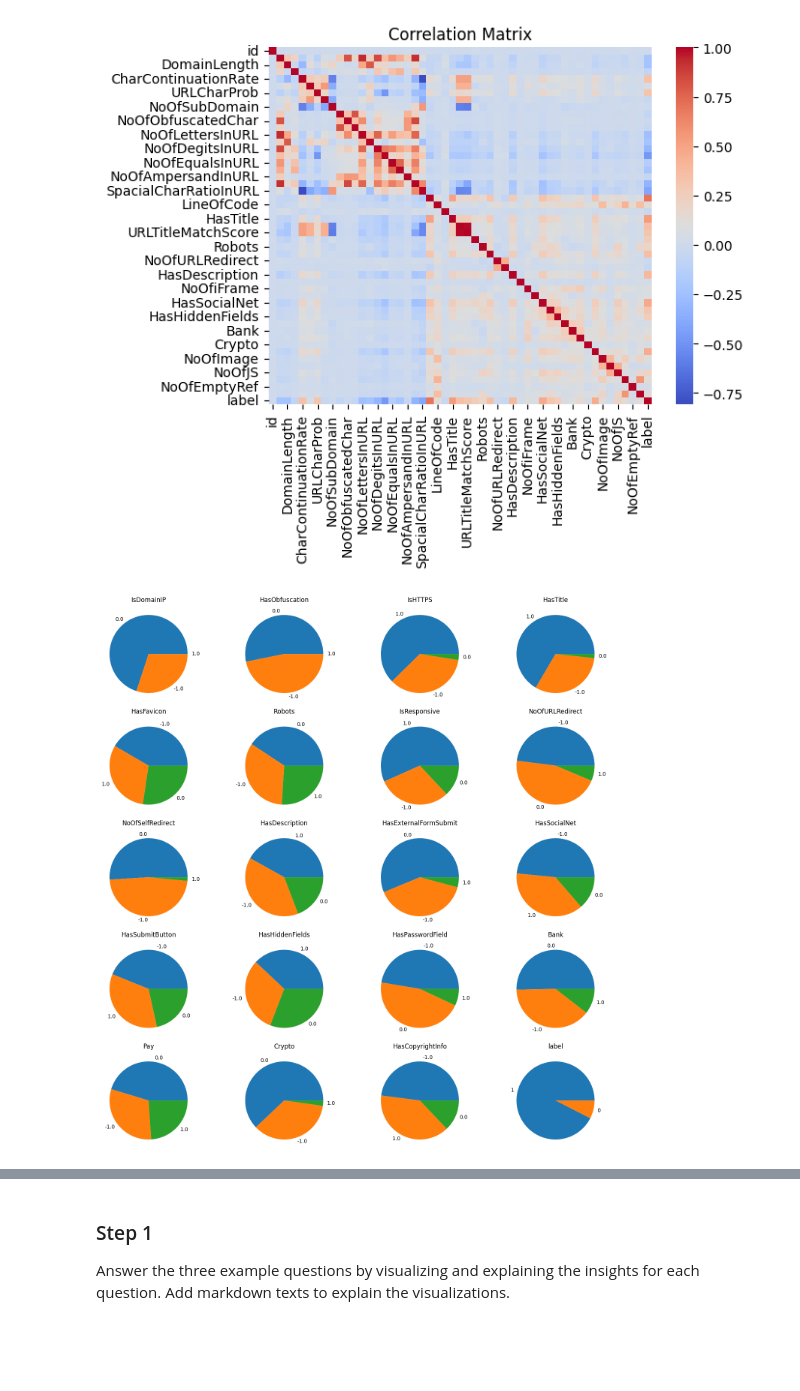
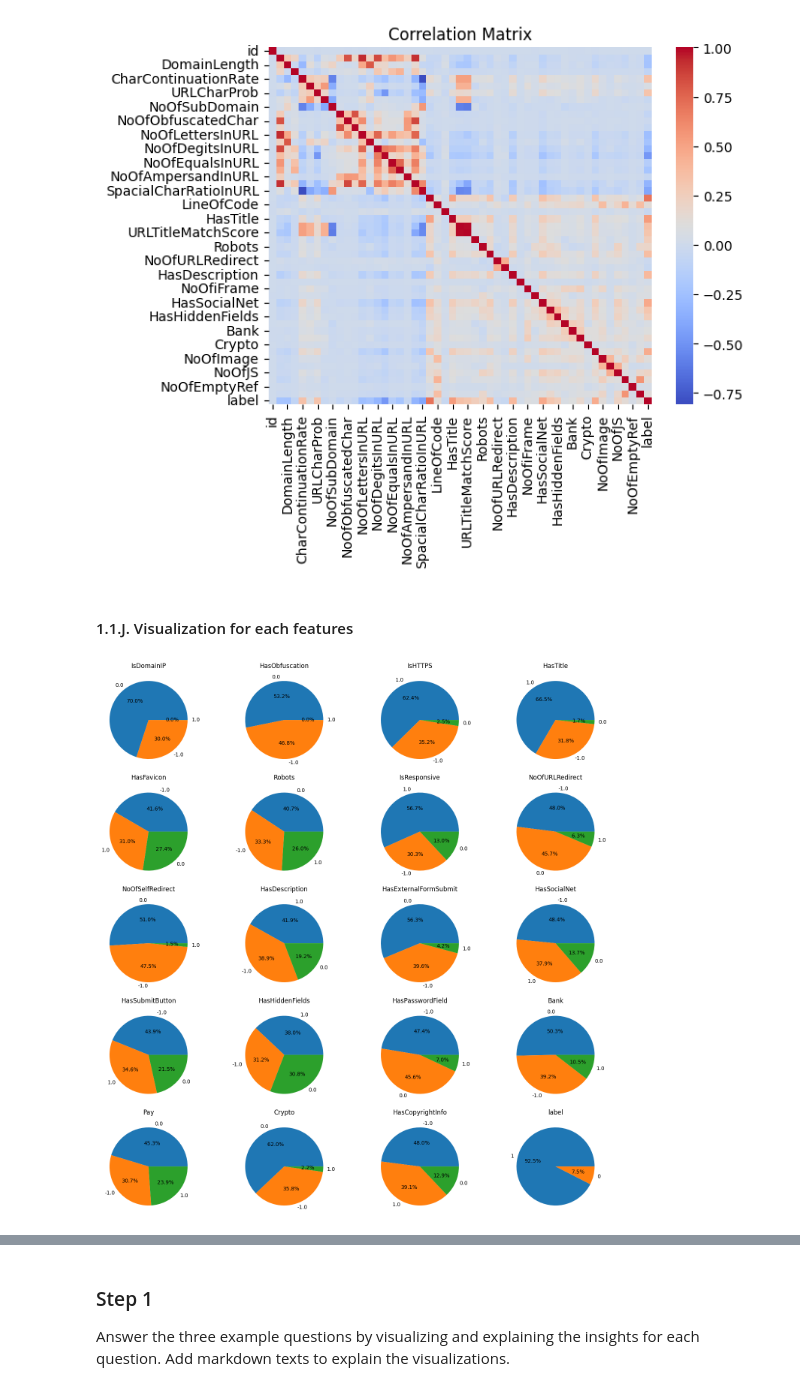
Before and after one commit to adli-arindra/Tucil-2-DAI, a Jupyter notebook: main.ipynb, the cells around one changed output, grey strips where cells are left out. Saved outputs shown, nothing was run; the diff lists cells and outputs as text; code cells hidden in the pictures; blank space fills up the shorter version.

```diff
--- a/main.ipynb
+++ b/main.ipynb
@@ -194,9 +186,9 @@ axes = axes.flatten()
 for i, column in enumerate(numerical_df.columns):
     sns.histplot(df[column].dropna(), kde=True, bins=50, ax=axes[i])
 
-    Q1 = df[column].quantile(0.025)
+    Q1 = df[column].quantile(0.05)
     Q2 = df[column].quantile(0.5)
-    Q3 = df[column].quantile(0.975)
+    Q3 = df[column].quantile(0.95)
 
     axes[i].axvline(Q1, color='r')
     axes[i].axvline(Q2, color='r')
@@ -264,21 +249,23 @@ plt.title("Correlation Matrix")
 plt.show()
 # %% [output]
 [figure]
+# %% [markdown]
+#### 1.1.J. Visualization for each features
 # %%
 fig, axes = plt.subplots(5, 4, figsize=(15, 15))
 
 idx = 0
 
 for i in range(5):
     for j in range(4):
         col = categorical_columns[idx]
         temp = categorical_df[col].fillna(-1).value_counts().round().astype(int)
         idx += 1
 
-        axes[i, j].pie(temp, labels=temp.index)
+        axes[i, j].pie(temp, labels=temp.index, autopct='%1.1f%%')
         axes[i, j].set_title(col)
 
 plt.tight_layout()
 plt.show()
 # %% [output]
-[figure, old version]
+[figure, new version]
```
Also changed, not shown: parts of 32 cells of this notebook.
